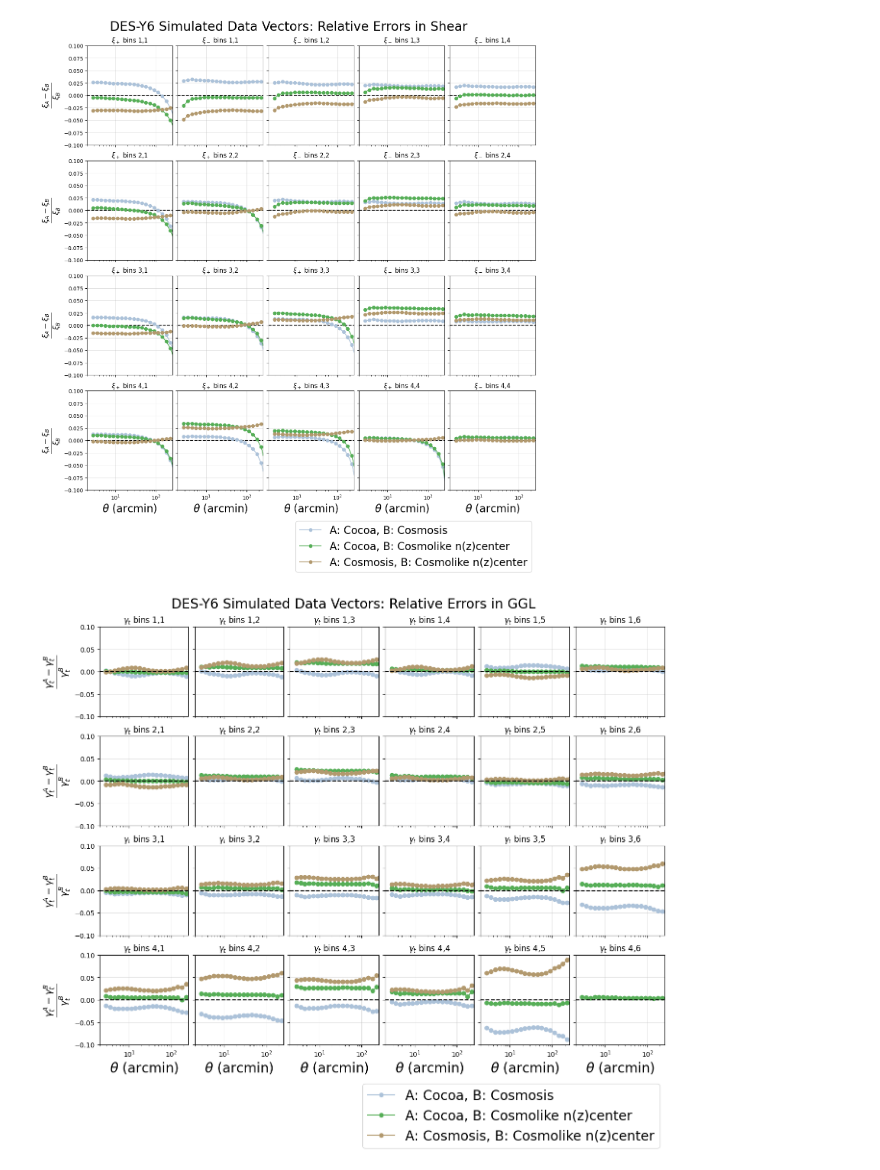
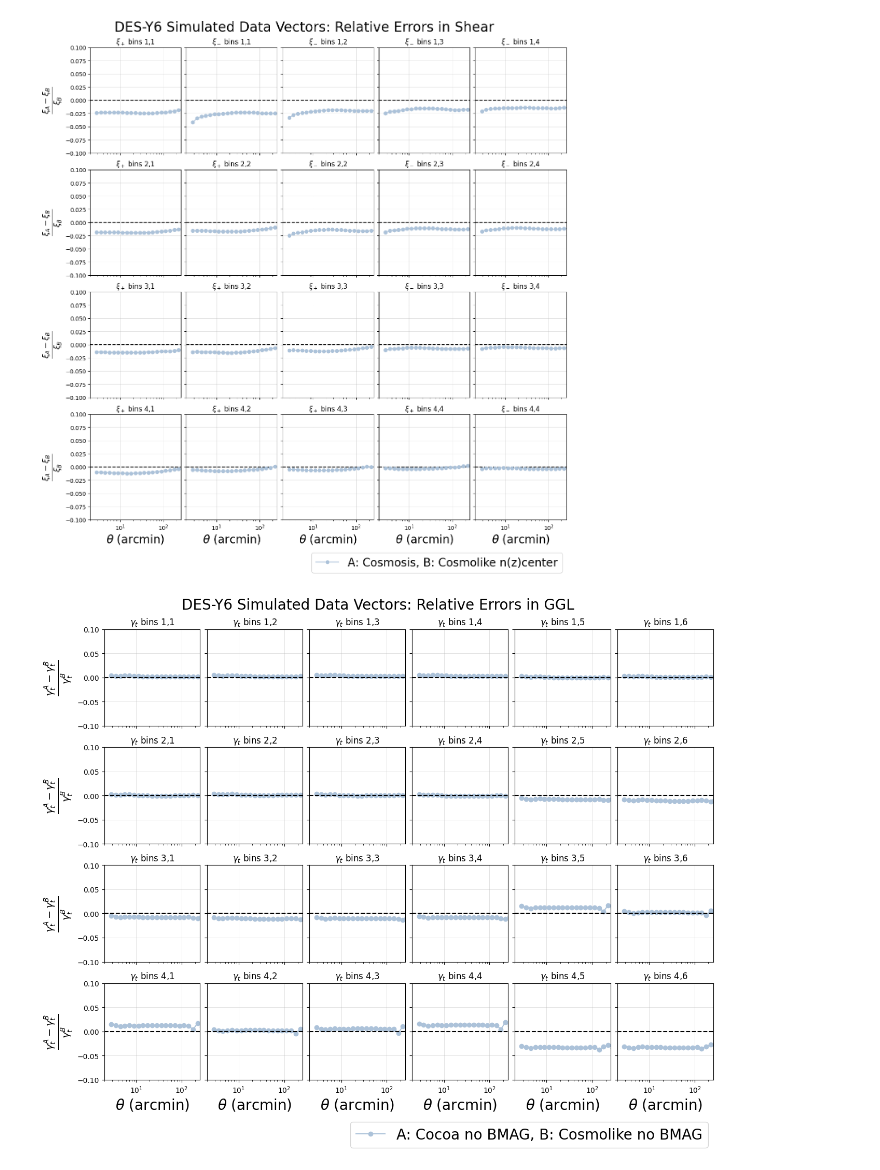
Before and after one commit to joaoreboucas1/y6_code_comparison, a Jupyter notebook: comparing/plot.ipynb, the cells around one changed output. Cells and saved outputs as stored; diff of their text form; code cells hidden in the pictures.

```diff
--- a/comparing/plot.ipynb
+++ b/comparing/plot.ipynb
@@ -8,7 +8,7 @@ import utils
 from utils import theta
 # %%
 # Load data
-shear_cocoa, ggl_cocoa, gc_cocoa = utils.load_cocoa_data()
-shear_cosmolike, ggl_cosmolike, gc_cosmolike = utils.load_cosmolike_data()
-shear_cosmolike_edge, ggl_cosmolike_edge, gc_cosmolike_edge = utils.load_cosmolike_formatted_data("../cosmolike_lighthouse/LCDM_lighthouse_no_0.5_offset.modelvector")
+# shear_cocoa, ggl_cocoa, gc_cocoa = utils.load_cocoa_data()
+shear_cocoa, ggl_cocoa, gc_cocoa = utils.load_cosmolike_formatted_data("../cocoa/LCDM_no_prefactor_no_BMAG_no_BMAG_ell_prefactor.modelvector")
+shear_cosmolike, ggl_cosmolike, gc_cosmolike = utils.load_cosmolike_formatted_data("../cosmolike_lighthouse/LCDM_lighthouse_no_BMAG.modelvector")
 theta_cosmosis, shear_cosmosis, ggl_cosmosis, gc_cosmosis = utils.load_cosmosis_data()
@@ -15,17 +20,18 @@ theta_cosmosis, shear_cosmosis, ggl_cosmosis, gc_cosmosis = utils.load_cosmosis_
 # %%
 reload(utils)
-cases = [shear_cocoa, shear_cosmosis, shear_cosmolike]
-labels = ["Cocoa", "Cosmosis", "Cosmolike n(z)center"]
+cases = [shear_cosmosis, shear_cosmolike]
+labels = ["Cosmosis", "Cosmolike n(z)center"]
 # utils.plot_shear_datavectors(theta, cases, labels)
 utils.plot_shear_relative_errors(theta, cases, labels)
 # %% [output]
-[figure, old version]
+[figure, new version]
 # %%
 reload(utils)
-cases = [ggl_cocoa, ggl_cosmosis, ggl_cosmolike]
+labels = ["Cocoa no BMAG", "Cosmolike no BMAG"]
+cases = [ggl_cocoa, ggl_cosmolike]
 # utils.plot_ggl_datavectors(theta, cases, labels)
 utils.plot_ggl_relative_errors(theta, cases, labels)
 # %% [output]
-[figure, old version]
+[figure, new version]
 # %%
 reload(utils)
```
Also changed, not shown: parts of 2 cells of this notebook, 19 other files.
